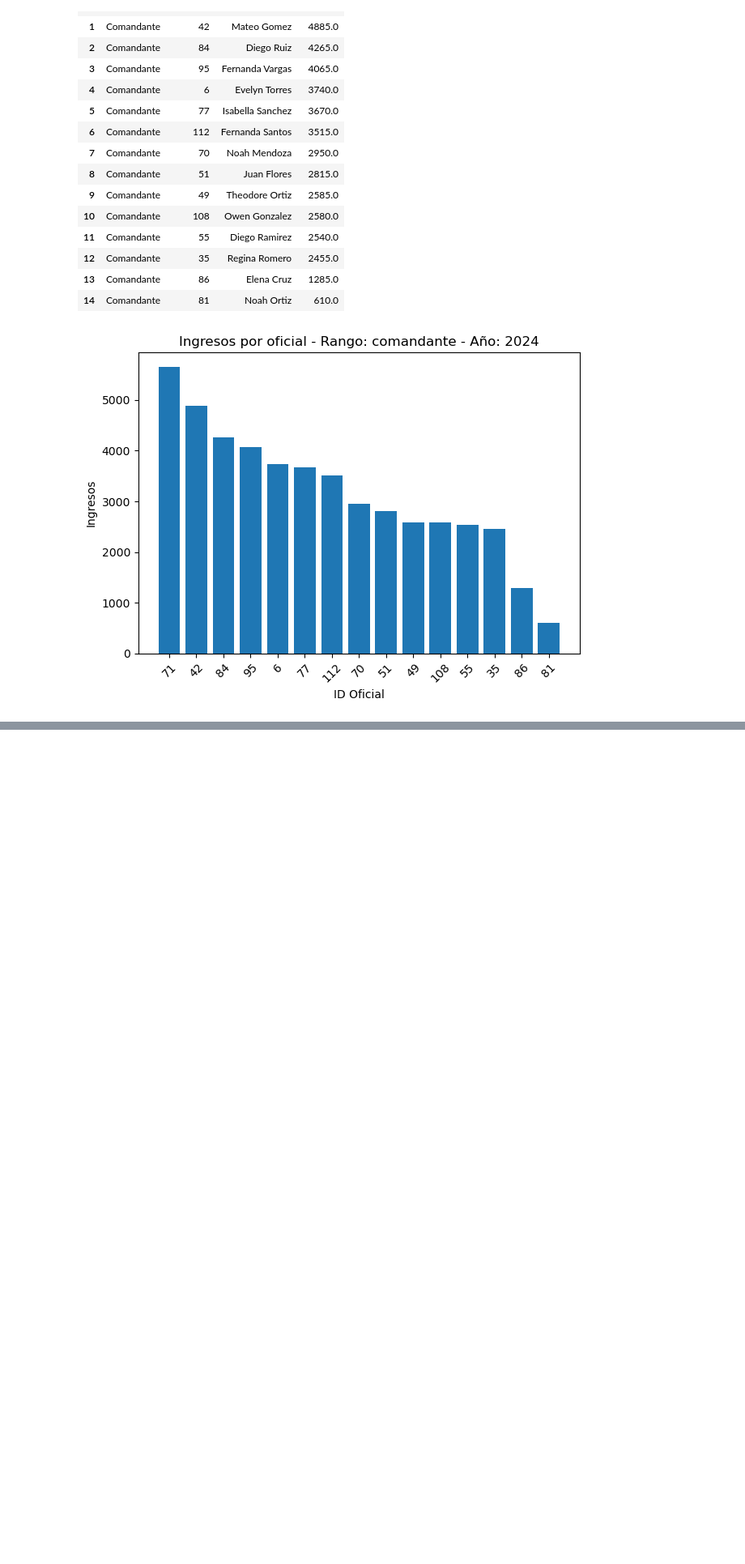
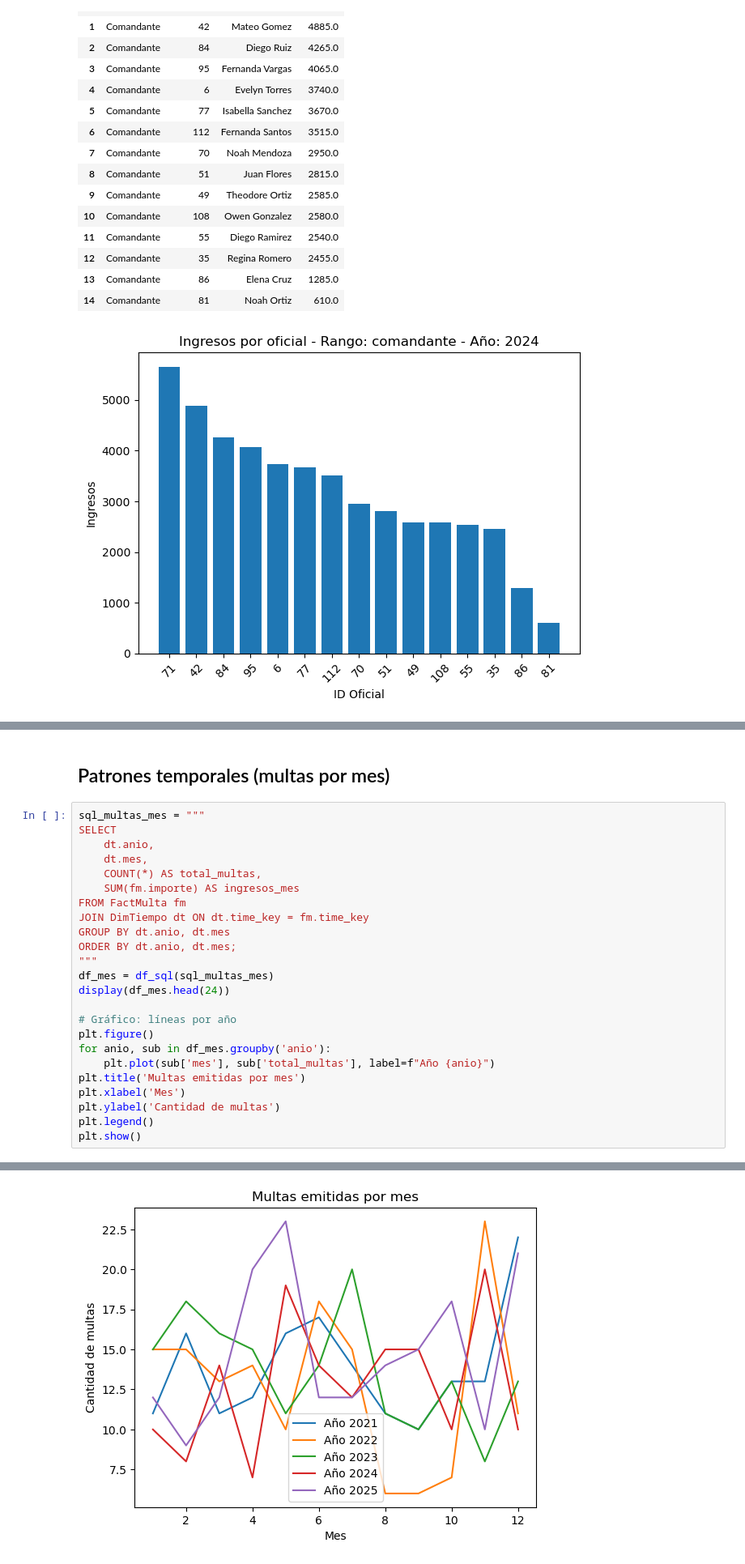
Before and after one commit to AxlSegundo/MD_Practica1_2, a Jupyter notebook: Consultas.ipynb, the cells around one changed output, grey strips where cells are left out. Shown at 81% size. Cells and saved outputs as stored; diff of their text form; blank space fills up the shorter version.

```diff
--- a/Consultas.ipynb
+++ b/Consultas.ipynb
@@ -262,0 +301,27 @@ if not df_dice.empty:
+# %% [markdown]
+## Patrones temporales (multas por mes)
+# %%
+sql_multas_mes = """
+SELECT
+    dt.anio,
+    dt.mes,
+    COUNT(*) AS total_multas,
+    SUM(fm.importe) AS ingresos_mes
+FROM FactMulta fm
+JOIN DimTiempo dt ON dt.time_key = fm.time_key
+GROUP BY dt.anio, dt.mes
+ORDER BY dt.anio, dt.mes;
+"""
+df_mes = df_sql(sql_multas_mes)
+display(df_mes.head(24))
+
+# Gráfico: líneas por año
+plt.figure()
+for anio, sub in df_mes.groupby('anio'):
+    plt.plot(sub['mes'], sub['total_multas'], label=f"Año {anio}")
+plt.title('Multas emitidas por mes')
+plt.xlabel('Mes')
+plt.ylabel('Cantidad de multas')
+plt.legend()
+plt.show()
+# %% [output]
@@ -262,0 +345 @@ if not df_dice.empty:
+[figure, added]
```
Also changed, not shown: parts of 9 cells of this notebook.
